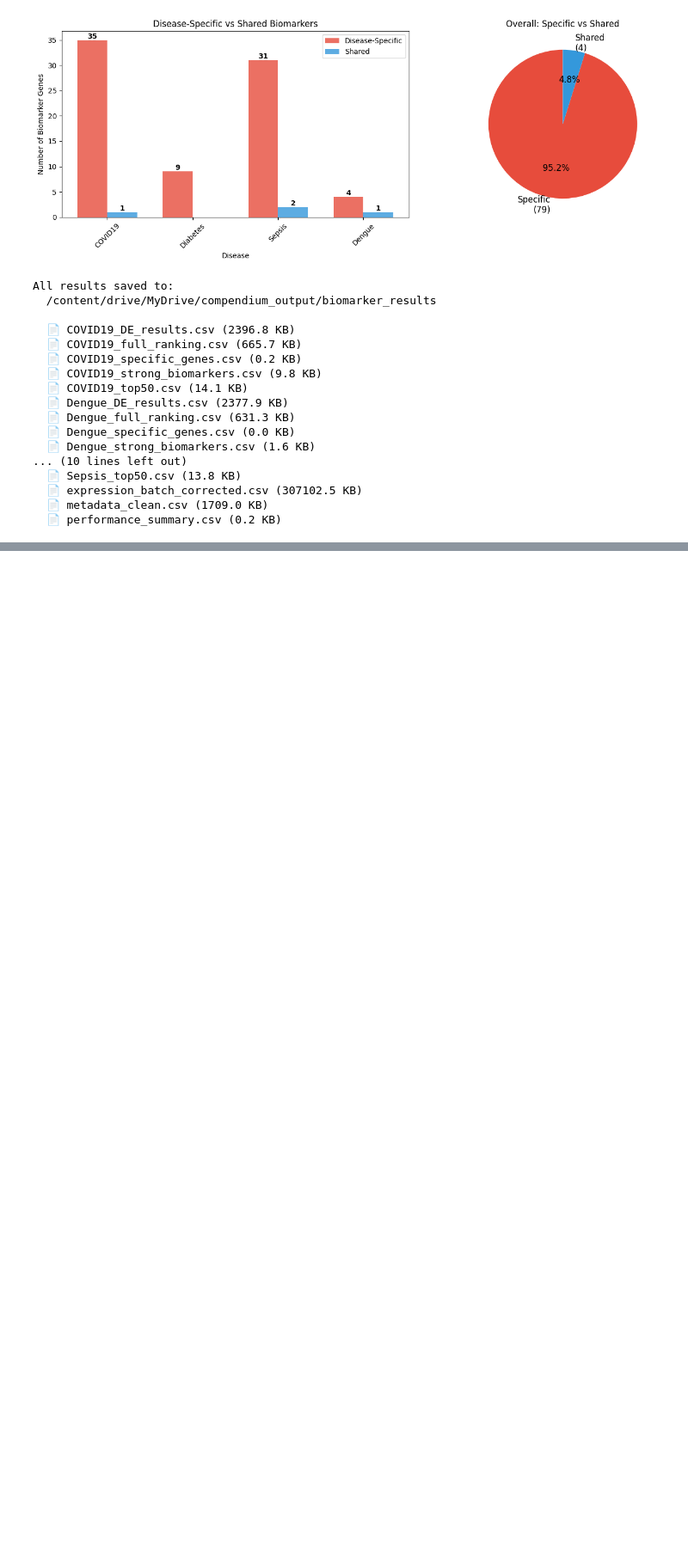
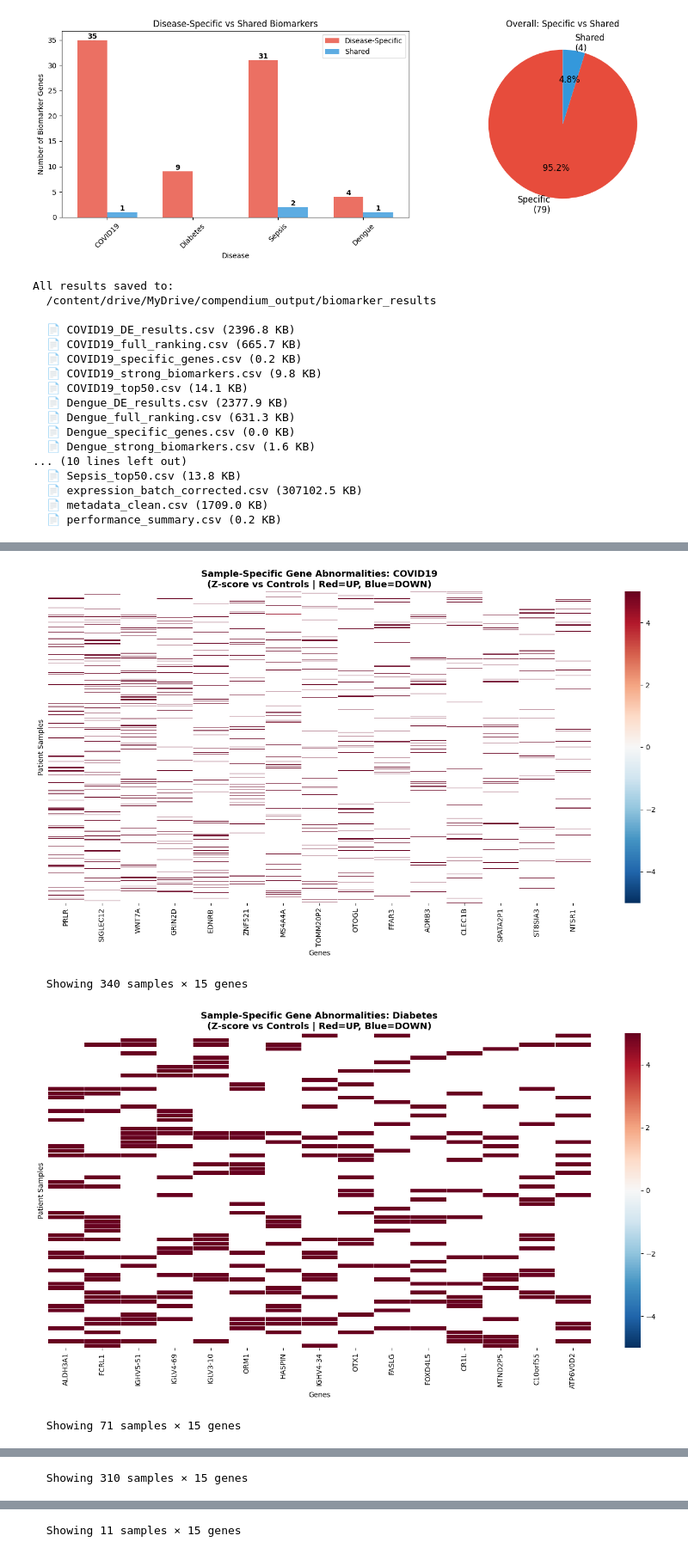
Before and after one commit to borhanur-rahman/Dengu_Biomarker_Discovery, a Jupyter notebook: condition_specific_biomarkars.ipynb, the cells around one changed output, grey strips where cells are left out. Shown at 86% size. Drawn from its saved outputs; the diff is of its cells as text; code cells hidden in the pictures; blank space fills up the shorter version.

```diff
--- a/condition_specific_biomarkars.ipynb
+++ b/condition_specific_biomarkars.ipynb
@@ -1292,0 +1983,72 @@ All results saved to:
+# %%
+# ============================================================
+# CELL 29: Heatmap showing sample-specific outlier genes
+# ============================================================
+
+def plot_outlier_heatmap(outlier_df, disease_name, top_genes=15, figsize=(14, 8)):
+    """
+    Heatmap showing Z-scores of top outlier genes per sample.
+    Each cell = how abnormal that gene is in that patient.
+    """
+    if outlier_df.empty:
+        print(f"No outliers for {disease_name}")
+        return
+
+    # Get most frequently abnormal genes
+    freq = (outlier_df[outlier_df["is_outlier"]]
+            .groupby("gene").size()
+            .sort_values(ascending=False)
+            .head(top_genes))
+
+    if len(freq) == 0:
+        print(f"No outlier genes for {disease_name}")
+        return
+
+    top_gene_list = freq.index.tolist()
+
+    # Pivot: samples × genes with z-scores
+    pivot = outlier_df[outlier_df["gene"].isin(top_gene_list)].pivot_table(
+        index="sample_id",
+        columns="gene",
+        values="z_score",
+        aggfunc="first"
+    )
+
+    # Reorder columns
+    pivot = pivot[top_gene_list]
+
+    fig, ax = plt.subplots(figsize=figsize)
+
+    sns.heatmap(
+        pivot,
+        cmap="RdBu_r",
+        center=0,
+        vmin=-5, vmax=5,
+        xticklabels=True,
+        yticklabels=True if pivot.shape[0] <= 50 else False,
+        linewidths=0.5,
+        ax=ax
+    )
+
+    ax.set_title(
+        f"Sample-Specific Gene Abnormalities: {disease_name}\n"
+        f"(Z-score vs Controls | Red=UP, Blue=DOWN)",
+        fontsize=13, fontweight="bold"
+    )
+    ax.set_xlabel("Genes")
+    ax.set_ylabel("Patient Samples")
+
+    plt.tight_layout()
+    plt.show()
+
+    print(f"  Showing {pivot.shape[0]} samples × {pivot.shape[1]} genes")
+
+
+# Plot for each disease
+for disease_name, outlier_df in outlier_results.items():
+    plot_outlier_heatmap(outlier_df, disease_name)
+# %% [output]
+[figure, added]
+  Showing 340 samples × 15 genes
+[figure, added]
+  Showing 71 samples × 15 genes
@@ -1292,0 +2056 @@ All results saved to:
+  Showing 310 samples × 15 genes
@@ -1292,0 +2058 @@ All results saved to:
+  Showing 11 samples × 15 genes
```
Also changed, not shown: parts of 10 cells of this notebook.
